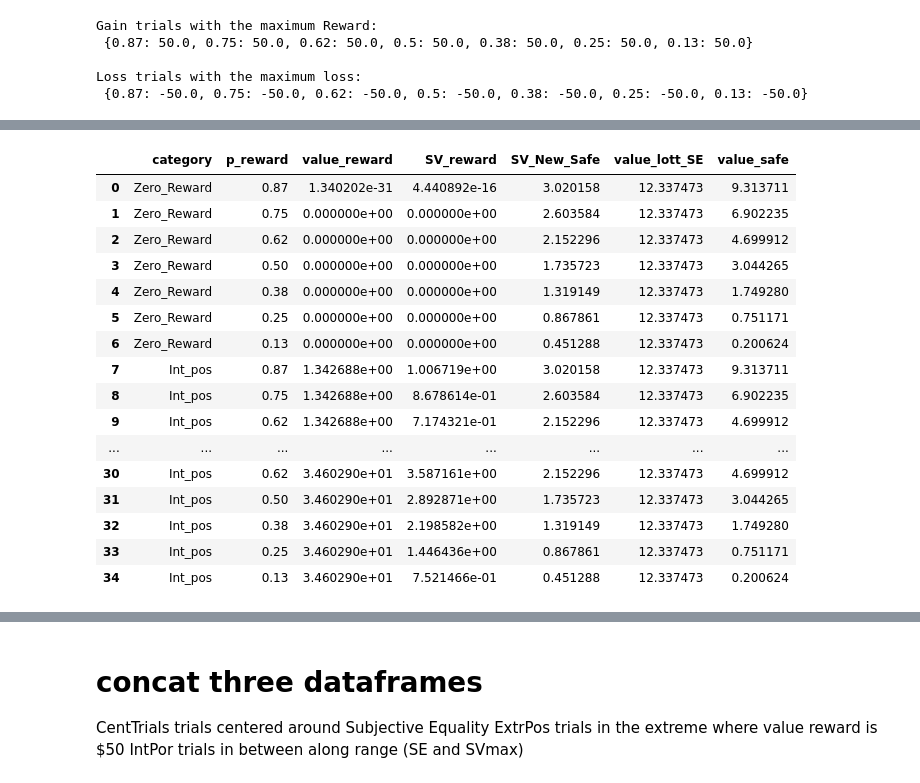
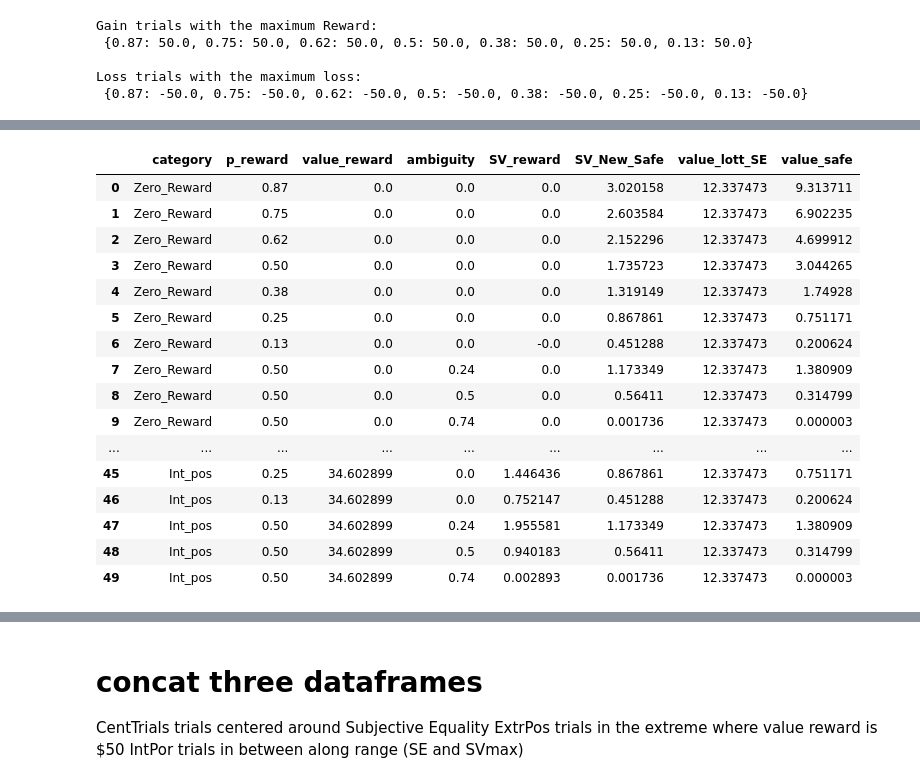
Before and after one commit to CDN-Lab/Adaptive_Choicesets, a Jupyter notebook: symmetrical_choice_set.ipynb, the cells around one changed output, grey strips where cells are left out. Saved outputs shown, nothing was run; the diff lists cells and outputs as text; code cells hidden in the pictures.

```diff
--- a/symmetrical_choice_set.ipynb
+++ b/symmetrical_choice_set.ipynb
@@ -5,6 +5,7 @@ import pandas as pd
 import os
 import matplotlib.pyplot as plt
 import numpy as np
+pd.options.display.max_rows = 999
 # %% [markdown]
 **Code by:**
 
@@ -149,7 +153,6 @@ Loss trials with the maximum loss:
  {0.87: -50.0, 0.75: -50.0, 0.62: -50.0, 0.5: -50.0, 0.38: -50.0, 0.25: -50.0, 0.13: -50.0}
 # %%
 #From the dictionaries, we create DataFrames to work with
-
 def get_extr_df(extr_dict,trials='gains'):
     df_app = pd.DataFrame(extr_dict.items(), columns=['p_reward', 'value_reward'])
     Extr_df = pd.concat([empty_df, df_app], ignore_index=True)
@@ -157,7 +160,20 @@ def get_extr_df(extr_dict,trials='gains'):
     if trials=='losses':
         category = 'Extr_neg'
     Extr_df['category'] = category
+    Extr_df['ambiguity'] = A_null
     return Extr_df
+
+def add_ambig_extr(df,amb_options,Vmax=50,prob_amb=0.50,trials='gains'):
+    amb_dict = {prob_amb:amb_options}
+    df_app = pd.DataFrame(amb_dict.items(), columns=['p_reward', 'ambiguity'])
+    df_app = df_app.explode('ambiguity')
+    df_app['category'] = df['category']
+    df_app['value_reward'] = Vmax
+    df = pd.concat([df,df_app],ignore_index=True)
+    return df
+
+# df_app = pd.DataFrame(centrials_neg.items(), columns=['p_reward', 'value_reward'])
+# df_app = df_app.explode('value_reward')
 
 #We define a function to calculate the SV of the trials given the
 #participant's alpha and beta
@@ -166,7 +182,7 @@ def append_SVreward(df,alpha,beta,trials='gains'):
     Amp = 1.0
     if trials == 'losses':
         Amp = -1.0
-    df['SV_reward'] = (df['p_reward'] - beta*A/2)*Amp*(abs(df['value_reward']))**alpha
+    df['SV_reward'] = (df['p_reward'] - beta*df['ambiguity']/2)*Amp*(abs(df['value_reward']))**alpha
     return df
 
 #We define a function to calculate the SV of the safe options of the trials given the
@@ -177,13 +193,17 @@ def append_Vsafe(df,alpha,beta,trials='gains'):
     if trials == 'losses':
         Amp = -1.0
     df['SV_New_Safe'] = 0.5*df['SV_reward']
-    df['value_lott_SE'] = Amp*(abs(df['SV_New_Safe']) / (df['p_reward']-beta*A/2)) ** (1 / alpha)
+    df['value_lott_SE'] = Amp*(abs(df['SV_New_Safe']) / (df['p_reward']-beta*df['ambiguity']/2)) ** (1 / alpha)
     df['value_safe'] = Amp*(abs(df['SV_New_Safe'])) ** (1 / alpha)
     return df
 
 #Define the data frames
 df_pos = get_extr_df(extrpos)
+df_pos = add_ambig_extr(df_pos,amb_options)
+
 df_neg = get_extr_df(extrneg,trials='losses')
+df_neg = add_ambig_extr(df_neg,amb_options,Vmax=Vmin,trials='losses')
+
 
 #Add the SV of reward and safe trials
 df_pos = append_SVreward(df_pos,alpha_pos,beta_pos)
@@ -216,5 +242,6 @@ df_neg
 # %%
-df_safe_pos = df_pos[['p_reward','SV_New_Safe','value_lott_SE','value_safe']].copy()
-df_safe_neg = df_neg[['p_reward','SV_New_Safe','value_lott_SE','value_safe']].copy()
+# Safe option dataframe to use when merging multiple dataframes
+df_safe_pos = df_pos[['p_reward','ambiguity','SV_New_Safe','value_lott_SE','value_safe']].copy()
+df_safe_neg = df_neg[['p_reward','ambiguity','SV_New_Safe','value_lott_SE','value_safe']].copy()
 df_safe_pos
 # %% [output]
@@ -351,47 +387,46 @@ df_cent_pos
 # %%
 df_int_temp = df_pos.copy()
 df_int_temp['category'] = 'Int_pos'
 def get_interm(df,df_safe_pos,beta,alpha,num_steps=2, trials = 'gains'):
-
     Amp = 1.0
     if trials == 'losses':
         Amp = -1.0
     dfreturn = pd.DataFrame([], columns = list(df))
     df['SVrange'] = df['SV_reward'] - df['SV_New_Safe']
     df['SVstep'] =  df['SVrange']/(num_steps+1)
     list_x = [i for i in range(-num_steps-1,num_steps+1) if i != 0]
 
     for x in list_x:
-        dfint = df[['category', 'p_reward']].copy()
+        dfint = df[['category', 'p_reward','ambiguity']].copy()
         if x == -num_steps-1:
             dfint['category'] = 'Zero_Reward'
         dfint['SV_reward'] = df['SV_New_Safe'] + x*df['SVstep']
-        dfint['value_reward'] = Amp*(abs(dfint['SV_reward']) / (dfint['p_reward']-beta*A/2)) ** (1 / alpha)
-        dfint = pd.merge(dfint,df_safe_pos,on='p_reward')
+        dfint['value_reward'] = Amp*(abs(dfint['SV_reward']) / (dfint['p_reward']-beta*dfint['ambiguity']/2)) ** (1 / alpha)
+        dfint = pd.merge(dfint,df_safe_pos,on=['p_reward','ambiguity'])
         dfreturn= pd.concat([dfreturn,dfint],ignore_index=True)
 
     return dfreturn
 
 df_int_pos = get_interm(df_int_temp, df_safe_pos, beta_pos,alpha_pos, num_steps=2)
 df_int_pos
 # %% [output]
-|  | category | p_reward | value_reward | SV_reward | SV_New_Safe | value_lott_SE | value_safe |
-| 0 | Zero_Reward | 0.87 | 1.340202e-31 | 4.440892e-16 | 3.020158 | 12.337473 | 9.313711 |
-| 1 | Zero_Reward | 0.75 | 0.000000e+00 | 0.000000e+00 | 2.603584 | 12.337473 | 6.902235 |
-| 2 | Zero_Reward | 0.62 | 0.000000e+00 | 0.000000e+00 | 2.152296 | 12.337473 | 4.699912 |
-| 3 | Zero_Reward | 0.50 | 0.000000e+00 | 0.000000e+00 | 1.735723 | 12.337473 | 3.044265 |
-| 4 | Zero_Reward | 0.38 | 0.000000e+00 | 0.000000e+00 | 1.319149 | 12.337473 | 1.749280 |
-| 5 | Zero_Reward | 0.25 | 0.000000e+00 | 0.000000e+00 | 0.867861 | 12.337473 | 0.751171 |
-| 6 | Zero_Reward | 0.13 | 0.000000e+00 | 0.000000e+00 | 0.451288 | 12.337473 | 0.200624 |
-| 7 | Int_pos | 0.87 | 1.342688e+00 | 1.006719e+00 | 3.020158 | 12.337473 | 9.313711 |
-| 8 | Int_pos | 0.75 | 1.342688e+00 | 8.678614e-01 | 2.603584 | 12.337473 | 6.902235 |
-| 9 | Int_pos | 0.62 | 1.342688e+00 | 7.174321e-01 | 2.152296 | 12.337473 | 4.699912 |
-| ... | ... | ... | ... | ... | ... | ... | ... |
-| 30 | Int_pos | 0.62 | 3.460290e+01 | 3.587161e+00 | 2.152296 | 12.337473 | 4.699912 |
-| 31 | Int_pos | 0.50 | 3.460290e+01 | 2.892871e+00 | 1.735723 | 12.337473 | 3.044265 |
-| 32 | Int_pos | 0.38 | 3.460290e+01 | 2.198582e+00 | 1.319149 | 12.337473 | 1.749280 |
-| 33 | Int_pos | 0.25 | 3.460290e+01 | 1.446436e+00 | 0.867861 | 12.337473 | 0.751171 |
-| 34 | Int_pos | 0.13 | 3.460290e+01 | 7.521466e-01 | 0.451288 | 12.337473 | 0.200624 |
+|  | category | p_reward | value_reward | ambiguity | SV_reward | SV_New_Safe | value_lott_SE | value_safe |
+| 0 | Zero_Reward | 0.87 | 0.0 | 0.0 | 0.0 | 3.020158 | 12.337473 | 9.313711 |
+| 1 | Zero_Reward | 0.75 | 0.0 | 0.0 | 0.0 | 2.603584 | 12.337473 | 6.902235 |
+| 2 | Zero_Reward | 0.62 | 0.0 | 0.0 | 0.0 | 2.152296 | 12.337473 | 4.699912 |
+| 3 | Zero_Reward | 0.50 | 0.0 | 0.0 | 0.0 | 1.735723 | 12.337473 | 3.044265 |
+| 4 | Zero_Reward | 0.38 | 0.0 | 0.0 | 0.0 | 1.319149 | 12.337473 | 1.74928 |
+| 5 | Zero_Reward | 0.25 | 0.0 | 0.0 | 0.0 | 0.867861 | 12.337473 | 0.751171 |
+| 6 | Zero_Reward | 0.13 | 0.0 | 0.0 | -0.0 | 0.451288 | 12.337473 | 0.200624 |
+| 7 | Zero_Reward | 0.50 | 0.0 | 0.24 | 0.0 | 1.173349 | 12.337473 | 1.380909 |
+| 8 | Zero_Reward | 0.50 | 0.0 | 0.5 | 0.0 | 0.56411 | 12.337473 | 0.314799 |
+| 9 | Zero_Reward | 0.50 | 0.0 | 0.74 | 0.0 | 0.001736 | 12.337473 | 0.000003 |
+| ... | ... | ... | ... | ... | ... | ... | ... | ... |
+| 45 | Int_pos | 0.25 | 34.602899 | 0.0 | 1.446436 | 0.867861 | 12.337473 | 0.751171 |
+| 46 | Int_pos | 0.13 | 34.602899 | 0.0 | 0.752147 | 0.451288 | 12.337473 | 0.200624 |
+| 47 | Int_pos | 0.50 | 34.602899 | 0.24 | 1.955581 | 1.173349 | 12.337473 | 1.380909 |
+| 48 | Int_pos | 0.50 | 34.602899 | 0.5 | 0.940183 | 0.56411 | 12.337473 | 0.314799 |
+| 49 | Int_pos | 0.50 | 34.602899 | 0.74 | 0.002893 | 0.001736 | 12.337473 | 0.000003 |
 # %%
 df_intneg_temp = df_neg.copy()
 df_intneg_temp['category'] = 'Int_neg'
```
Also changed, not shown: parts of 17 cells of this notebook, 2 other files.
